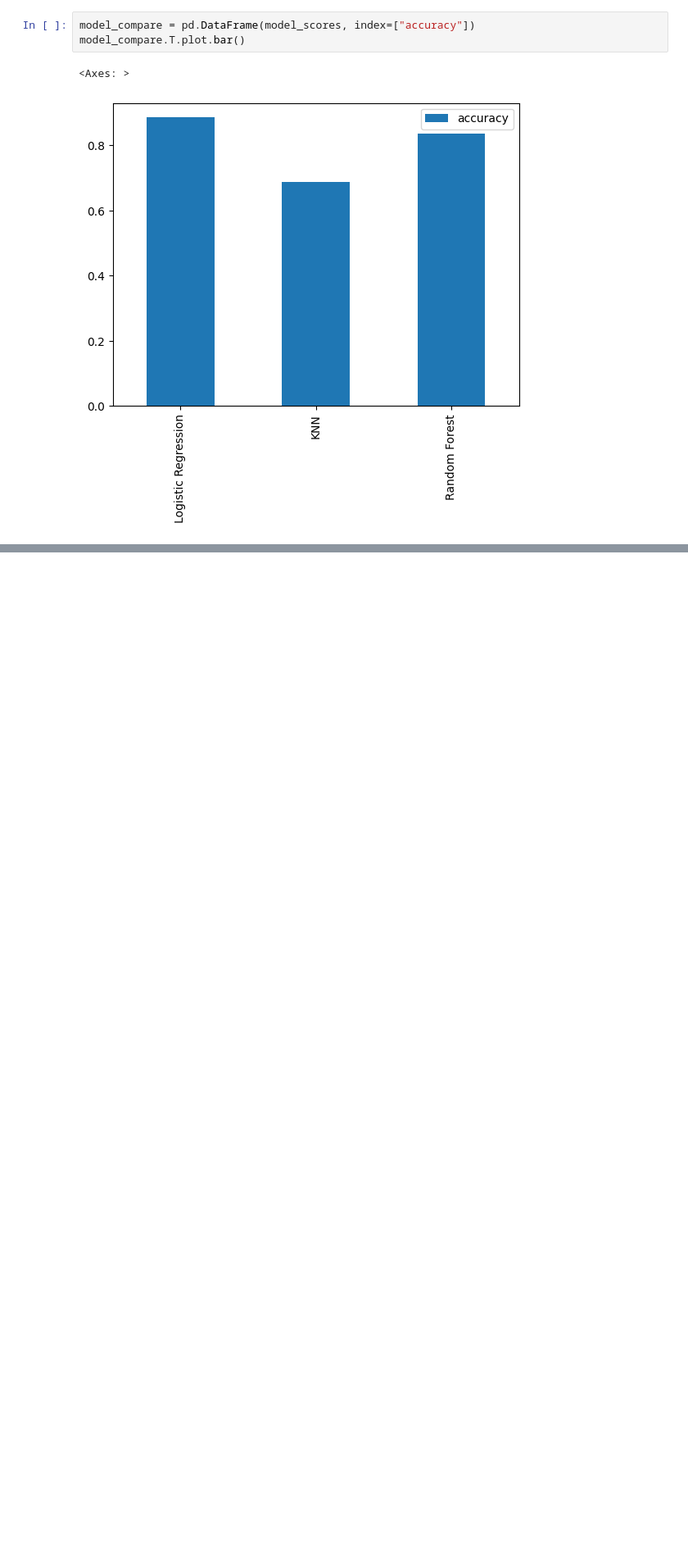
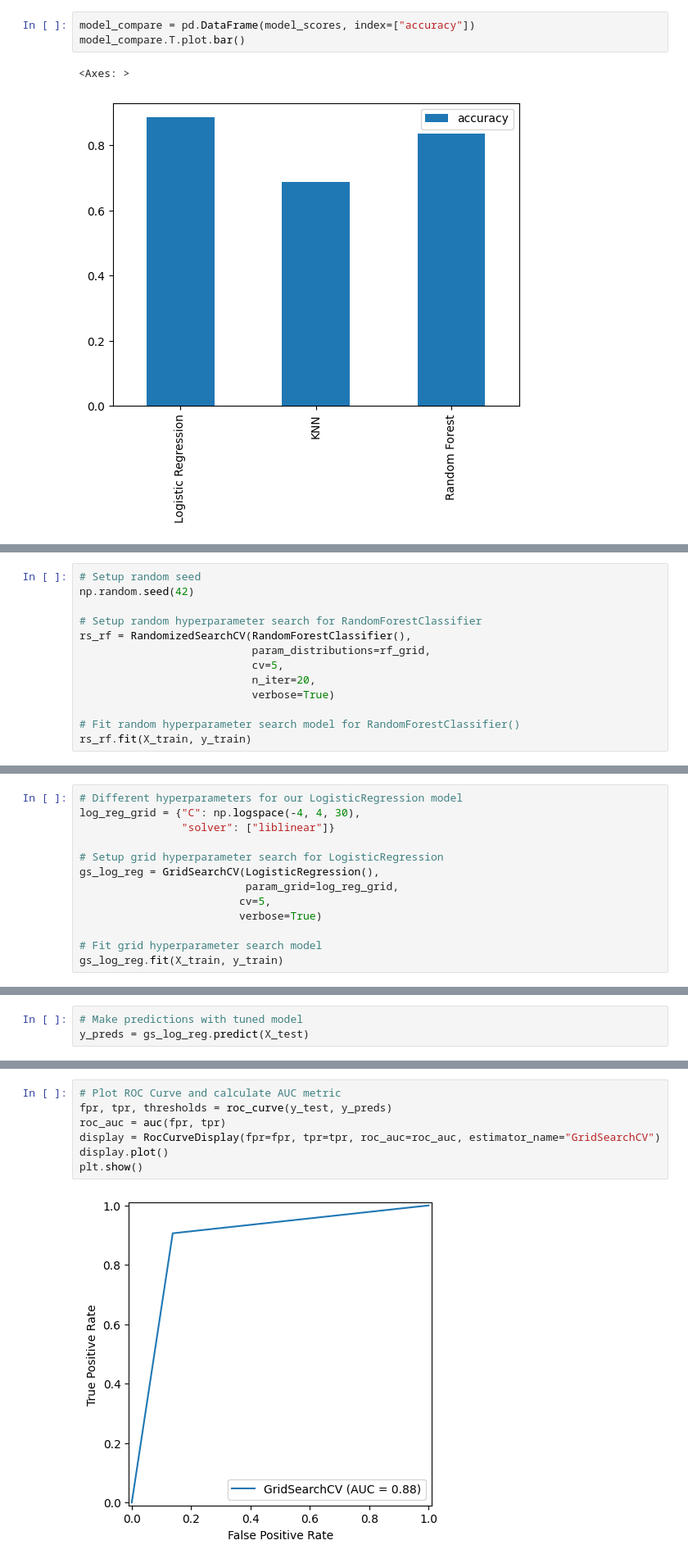
Before and after one commit to pearsvn/heart-disease-ml-project, a Jupyter notebook: heart-disease-model.ipynb, the cells around one changed output, grey strips where cells are left out. Shown at 82% size. Cells and saved outputs as stored; diff of their text form; blank space fills up the shorter version.

```diff
--- a/heart-disease-model.ipynb
+++ b/heart-disease-model.ipynb
@@ -413,0 +562,13 @@ model_compare.T.plot.bar()
+# %%
+# Setup random seed
+np.random.seed(42)
+
+# Setup random hyperparameter search for RandomForestClassifier
+rs_rf = RandomizedSearchCV(RandomForestClassifier(),
+                           param_distributions=rf_grid,
+                           cv=5,
+                           n_iter=20,
+                           verbose=True)
+
+# Fit random hyperparameter search model for RandomForestClassifier()
+rs_rf.fit(X_train, y_train)
@@ -413,0 +612,13 @@ model_compare.T.plot.bar()
+# %%
+# Different hyperparameters for our LogisticRegression model
+log_reg_grid = {"C": np.logspace(-4, 4, 30),
+                "solver": ["liblinear"]}
+
+# Setup grid hyperparameter search for LogisticRegression
+gs_log_reg = GridSearchCV(LogisticRegression(),
+                          param_grid=log_reg_grid,
+                         cv=5,
+                         verbose=True)
+
+# Fit grid hyperparameter search model
+gs_log_reg.fit(X_train, y_train)
@@ -413,0 +661,3 @@ model_compare.T.plot.bar()
+# %%
+# Make predictions with tuned model
+y_preds = gs_log_reg.predict(X_test)
@@ -413,0 +685,9 @@ model_compare.T.plot.bar()
+# %%
+# Plot ROC Curve and calculate AUC metric
+fpr, tpr, thresholds = roc_curve(y_test, y_preds)
+roc_auc = auc(fpr, tpr)
+display = RocCurveDisplay(fpr=fpr, tpr=tpr, roc_auc=roc_auc, estimator_name="GridSearchCV")
+display.plot()
+plt.show()
+# %% [output]
+[figure, added]
```
Also changed, not shown: parts of 50 cells of this notebook.
